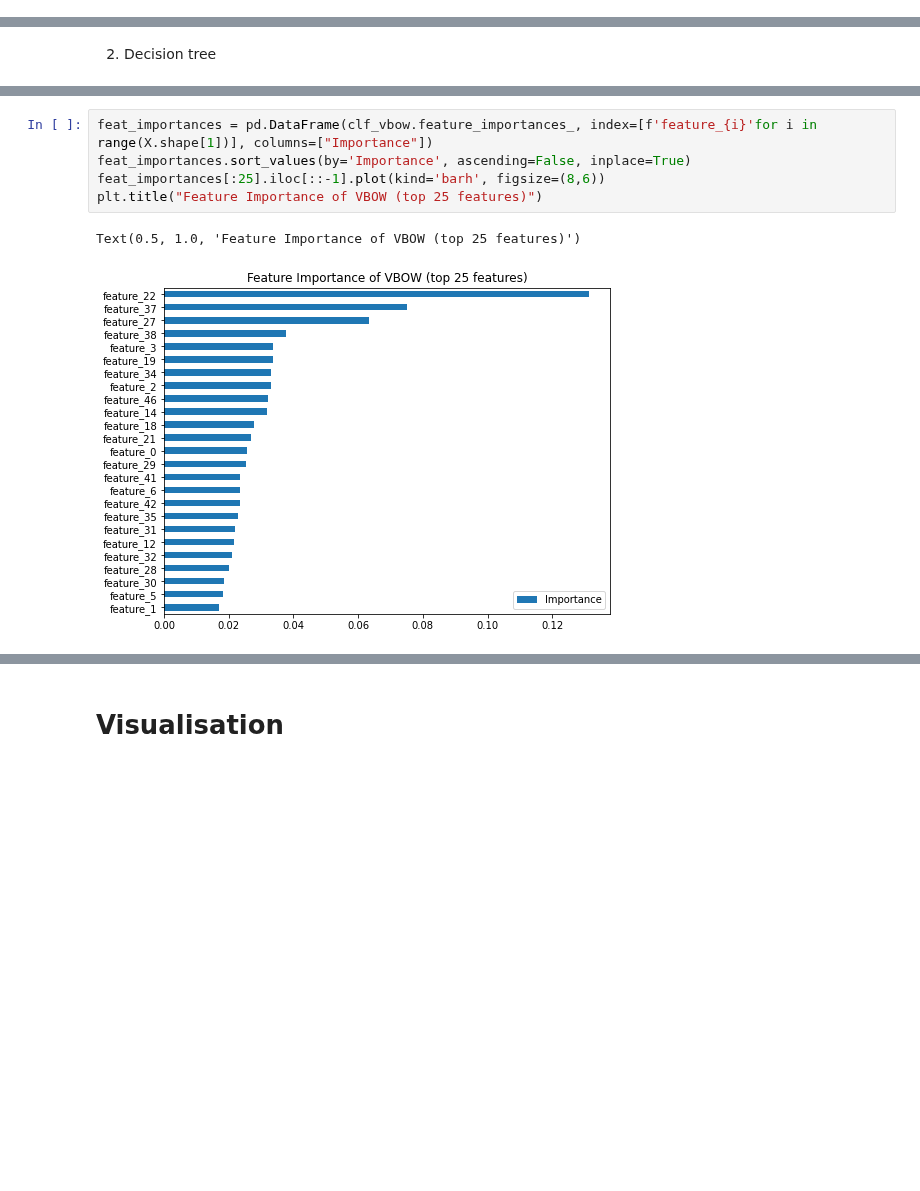
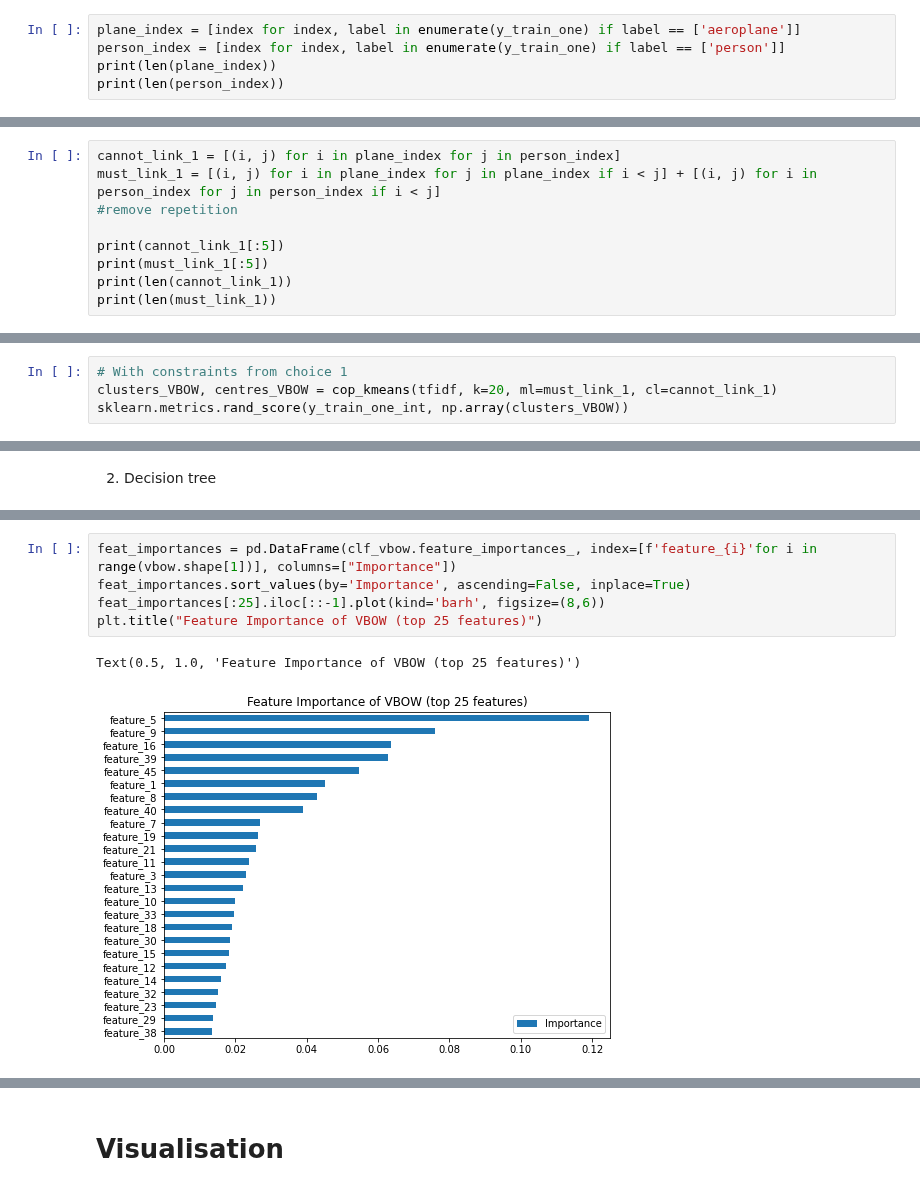
Before and after one commit to Revanchist317/ATiML-Project, a Jupyter notebook: PASCAL_constrained_clustering.ipynb, the cells around one changed output, grey strips where cells are left out. Drawn from its saved outputs; the diff is of its cells as text; blank space fills up the shorter version.

Commit message:
Added first constraints person and plane.

```diff
--- a/PASCAL_constrained_clustering.ipynb
+++ b/PASCAL_constrained_clustering.ipynb
@@ -645,0 +667,5 @@ clusters_VBOW, centres_VBOW = cop_kmeans(tfidf, k=20)
+# %%
+plane_index = [index for index, label in enumerate(y_train_one) if label == ['aeroplane']]
+person_index = [index for index, label in enumerate(y_train_one) if label == ['person']]
+print(len(plane_index))
+print(len(person_index))
@@ -645,0 +675,9 @@ clusters_VBOW, centres_VBOW = cop_kmeans(tfidf, k=20)
+# %%
+cannot_link_1 = [(i, j) for i in plane_index for j in person_index]
+must_link_1 = [(i, j) for i in plane_index for j in plane_index if i < j] + [(i, j) for i in person_index for j in person_index if i < j]
+#remove repetition
+
+print(cannot_link_1[:5])
+print(must_link_1[:5])
+print(len(cannot_link_1))
+print(len(must_link_1))
@@ -650,0 +697,4 @@ sklearn.metrics.rand_score(y_train_one_int, np.array(clusters_VBOW))
+# %%
+# With constraints from choice 1
+clusters_VBOW, centres_VBOW = cop_kmeans(tfidf, k=20, ml=must_link_1, cl=cannot_link_1)
+sklearn.metrics.rand_score(y_train_one_int, np.array(clusters_VBOW))
@@ -973,9 +1046,9 @@ Accuracy: 69.06%
 # %%
-feat_importances = pd.DataFrame(clf_vbow.feature_importances_, index=[f'feature_{i}'for i in range(X.shape[1])], columns=["Importance"])
+feat_importances = pd.DataFrame(clf_vbow.feature_importances_, index=[f'feature_{i}'for i in range(vbow.shape[1])], columns=["Importance"])
 feat_importances.sort_values(by='Importance', ascending=False, inplace=True)
 feat_importances[:25].iloc[::-1].plot(kind='barh', figsize=(8,6))
 plt.title("Feature Importance of VBOW (top 25 features)")
 # %% [output]
 Text(0.5, 1.0, 'Feature Importance of VBOW (top 25 features)')
-[figure, old version]
+[figure, new version]
 # %%
```
Also changed, not shown: parts of 38 cells of this notebook.
